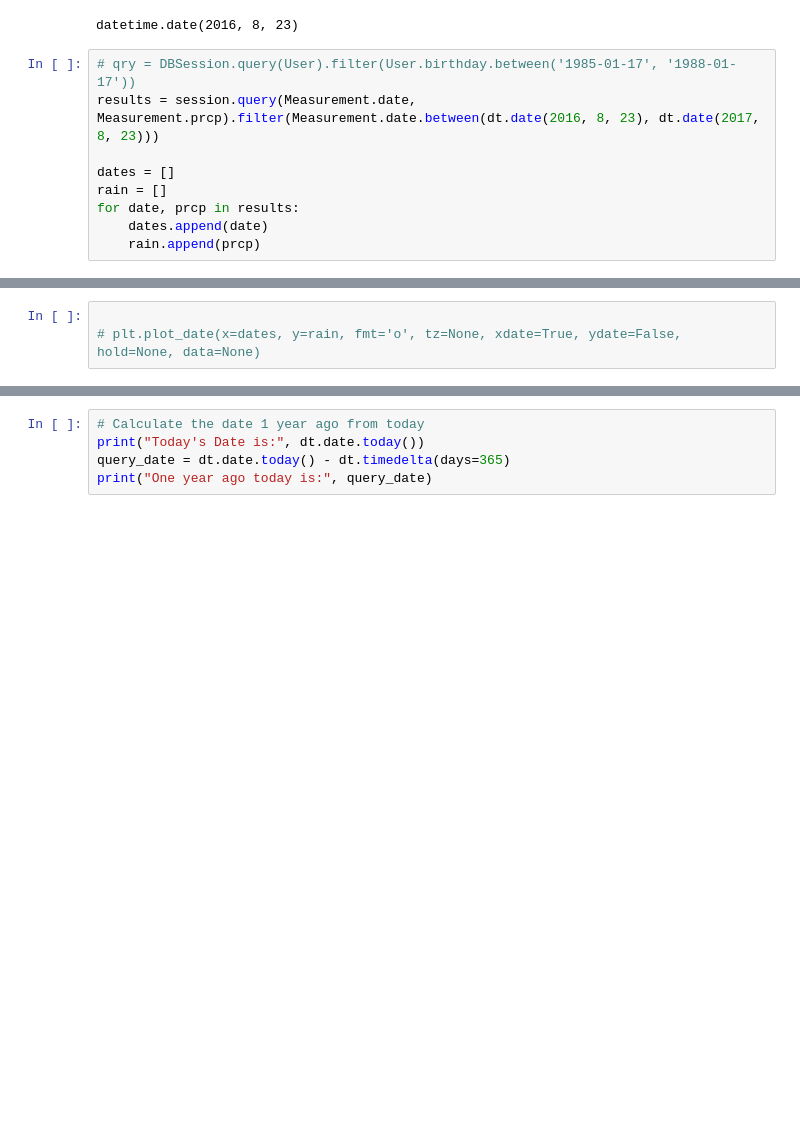
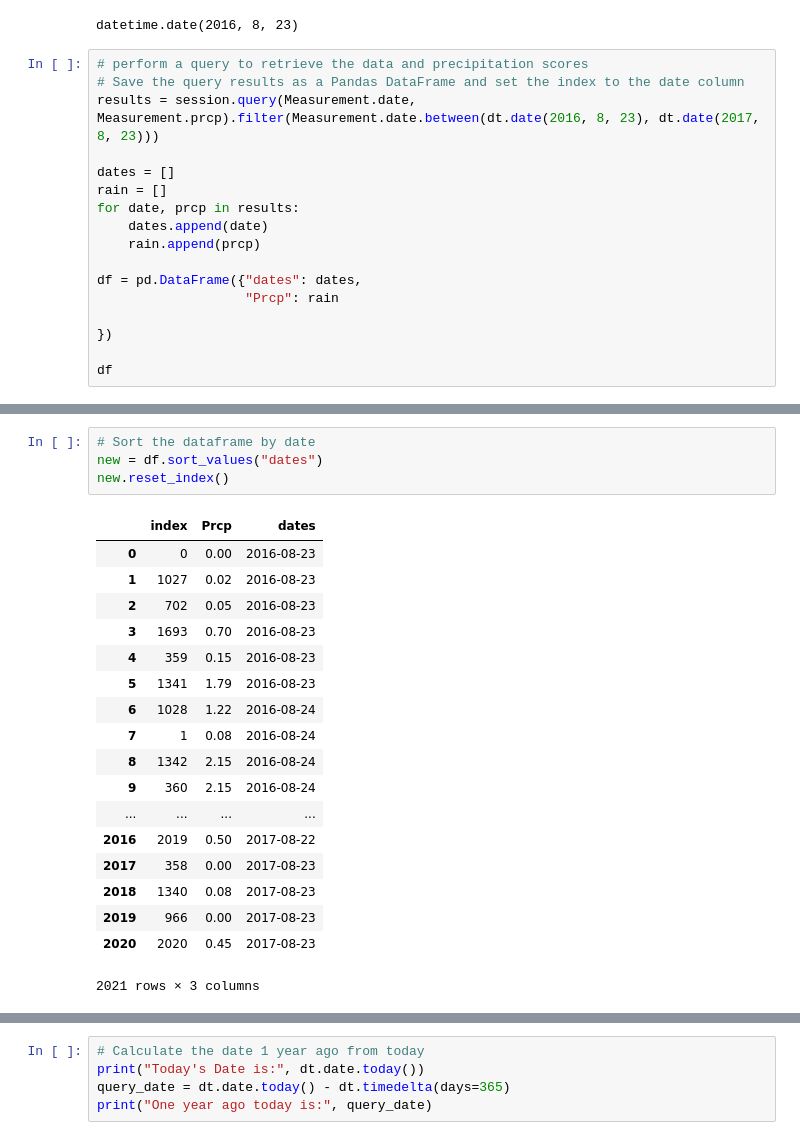
Before and after one commit to kkh1178/AdvancedDataStorageandRetrieval, a Jupyter notebook: Instructions/climate_starter_draft.ipynb, the cells around one changed output, grey strips where cells are left out. Cells and saved outputs as stored; diff of their text form; blank space fills up the shorter version.

```diff
--- a/Instructions/climate_starter_draft.ipynb
+++ b/Instructions/climate_starter_draft.ipynb
@@ -178,7 +178,8 @@ query_date
 # %% [output]
 datetime.date(2016, 8, 23)
 # %%
-# qry = DBSession.query(User).filter(User.birthday.between('1985-01-17', '1988-01-17'))
+# perform a query to retrieve the data and precipitation scores
+# Save the query results as a Pandas DataFrame and set the index to the date column
 results = session.query(Measurement.date, Measurement.prcp).filter(Measurement.date.between(dt.date(2016, 8, 23), dt.date(2017, 8, 23)))
 
 dates = []
@@ -186,3 +187,10 @@ rain = []
 for date, prcp in results:
     dates.append(date)
     rain.append(prcp)
+
+df = pd.DataFrame({"dates": dates,
+                   "Prcp": rain
+
+})
+
+df
@@ -189,3 +216,23 @@ for date, prcp in results:
-# %%
-
-# plt.plot_date(x=dates, y=rain, fmt='o', tz=None, xdate=True, ydate=False, hold=None, data=None)
+# %%
+# Sort the dataframe by date
+new = df.sort_values("dates")
+new.reset_index()
+# %% [output]
+|  | index | Prcp | dates |
+| 0 | 0 | 0.00 | 2016-08-23 |
+| 1 | 1027 | 0.02 | 2016-08-23 |
+| 2 | 702 | 0.05 | 2016-08-23 |
+| 3 | 1693 | 0.70 | 2016-08-23 |
+| 4 | 359 | 0.15 | 2016-08-23 |
+| 5 | 1341 | 1.79 | 2016-08-23 |
+| 6 | 1028 | 1.22 | 2016-08-24 |
+| 7 | 1 | 0.08 | 2016-08-24 |
+| 8 | 1342 | 2.15 | 2016-08-24 |
+| 9 | 360 | 2.15 | 2016-08-24 |
+| ... | ... | ... | ... |
+| 2016 | 2019 | 0.50 | 2017-08-22 |
+| 2017 | 358 | 0.00 | 2017-08-23 |
+| 2018 | 1340 | 0.08 | 2017-08-23 |
+| 2019 | 966 | 0.00 | 2017-08-23 |
+| 2020 | 2020 | 0.45 | 2017-08-23 |
+2021 rows × 3 columns
```
Also changed, not shown: parts of 6 cells of this notebook.
